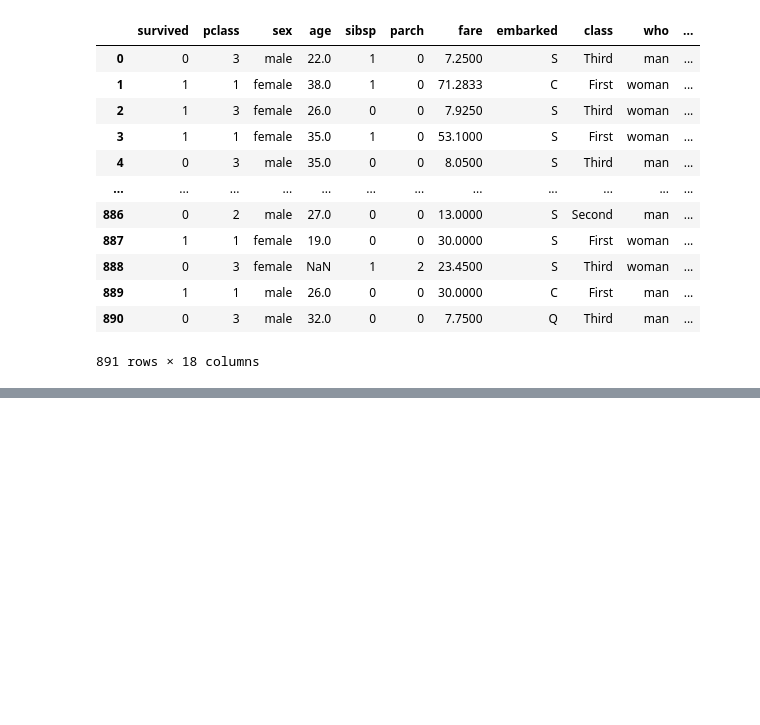
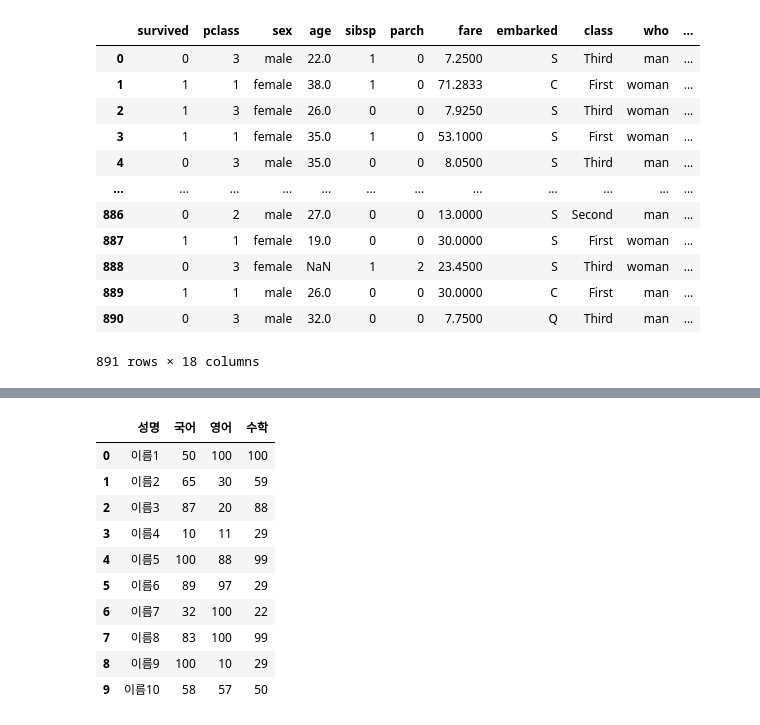
Before and after one commit to Supreme-YS/TIL, a Jupyter notebook: Data_Analysis/Pandas[03].ipynb, the cells around one changed output, grey strips where cells are left out. Cells and saved outputs as stored; diff of their text form; code cells hidden in the pictures; blank space fills up the shorter version.

```diff
--- a/Data_Analysis/Pandas[03].ipynb
+++ b/Data_Analysis/Pandas[03].ipynb
@@ -192,0 +389,6 @@ child
+# %%
+data = {
+    '국어' : [50, 65, 87, 10, 100, 89, 32, 83, 100, 58],
+    '영어' : [100, 30, 20, 11, 88, 97, 100, 100, 10, 57],
+    '수학' : [100, 59, 88, 29, 99, 29, 22, 99, 29, 50]
+}
@@ -192,0 +407,3 @@ child
+# %%
+df_score1 = pd.DataFrame(data)
+df_score1
@@ -192,0 +422,19 @@ child
+# %%
+df_score1.index = ['이름1','이름2','이름3','이름4','이름5','이름6','이름7','이름8','이름9','이름10']
+# %%
+df_score1.index.name = '성명'
+# %%
+df_score2 = df_score1.reset_index()
+df_score2
+# %% [output]
+|  | 성명 | 국어 | 영어 | 수학 |
+| 0 | 이름1 | 50 | 100 | 100 |
+| 1 | 이름2 | 65 | 30 | 59 |
+| 2 | 이름3 | 87 | 20 | 88 |
+| 3 | 이름4 | 10 | 11 | 29 |
+| 4 | 이름5 | 100 | 88 | 99 |
+| 5 | 이름6 | 89 | 97 | 29 |
+| 6 | 이름7 | 32 | 100 | 22 |
+| 7 | 이름8 | 83 | 100 | 99 |
+| 8 | 이름9 | 100 | 10 | 29 |
+| 9 | 이름10 | 58 | 57 | 50 |
```
Also changed, not shown: parts of 36 cells of this notebook.
